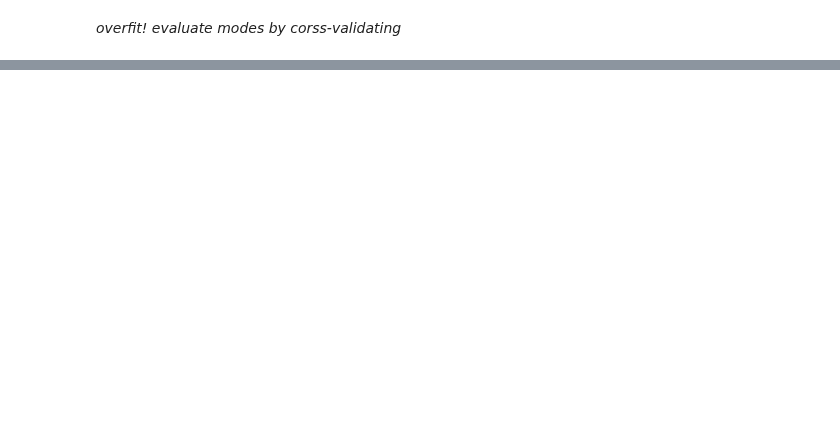
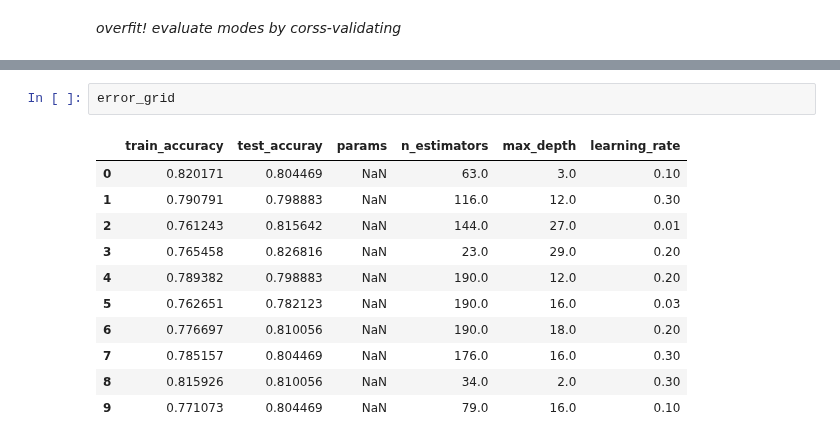
Before and after one commit to GoldenRaven/MachineLearning_notebook, a Jupyter notebook: Kaggle_Titanic.ipynb, the cells around one changed output, grey strips where cells are left out. Drawn from its saved outputs; the diff is of its cells as text; blank space fills up the shorter version.

```diff
--- a/Kaggle_Titanic.ipynb
+++ b/Kaggle_Titanic.ipynb
@@ -544,0 +599,14 @@ array([[0, 1, 2],
+# %%
+error_grid
+# %% [output]
+|  | train_accuracy | test_accuray | params | n_estimators | max_depth | learning_rate |
+| 0 | 0.820171 | 0.804469 | NaN | 63.0 | 3.0 | 0.10 |
+| 1 | 0.790791 | 0.798883 | NaN | 116.0 | 12.0 | 0.30 |
+| 2 | 0.761243 | 0.815642 | NaN | 144.0 | 27.0 | 0.01 |
+| 3 | 0.765458 | 0.826816 | NaN | 23.0 | 29.0 | 0.20 |
+| 4 | 0.789382 | 0.798883 | NaN | 190.0 | 12.0 | 0.20 |
+| 5 | 0.762651 | 0.782123 | NaN | 190.0 | 16.0 | 0.03 |
+| 6 | 0.776697 | 0.810056 | NaN | 190.0 | 18.0 | 0.20 |
+| 7 | 0.785157 | 0.804469 | NaN | 176.0 | 16.0 | 0.30 |
+| 8 | 0.815926 | 0.810056 | NaN | 34.0 | 2.0 | 0.30 |
+| 9 | 0.771073 | 0.804469 | NaN | 79.0 | 16.0 | 0.10 |
```
Also changed, not shown: parts of 33 cells of this notebook, 1 other file.
